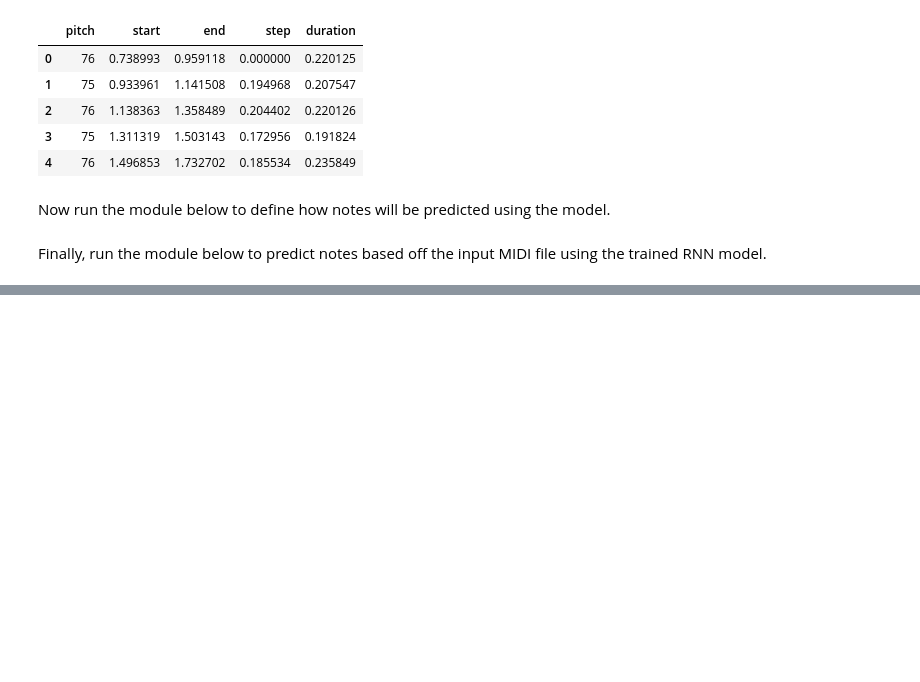
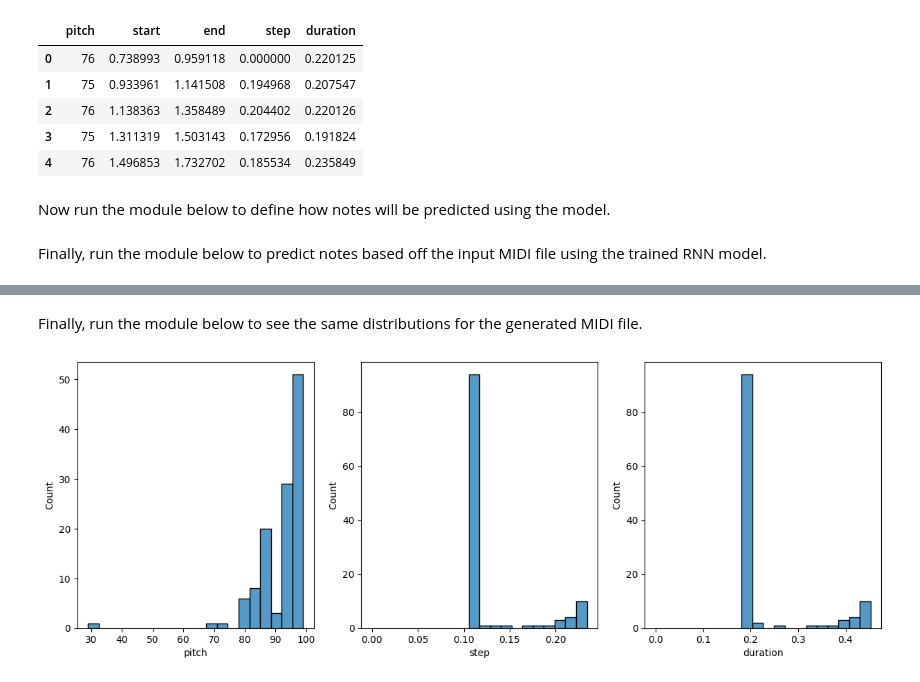
Before and after one commit to joez2103/MusicalCompGen, a Jupyter notebook: Musical_Composition_Generator.ipynb, the cells around one changed output, grey strips where cells are left out. Drawn from its saved outputs; the diff is of its cells as text; code cells hidden in the pictures; blank space fills up the shorter version.

```diff
--- a/Musical_Composition_Generator.ipynb
+++ b/Musical_Composition_Generator.ipynb
@@ -567,0 +543,6 @@ display_audio(pm, 60)
+# %% [markdown]
+Finally, run the module below to see the same distributions for the generated MIDI file.
+# %%
+plot_distributions(generated_notes)
+# %% [output]
+[figure, added]
```
Also changed, not shown: parts of 18 cells of this notebook.
